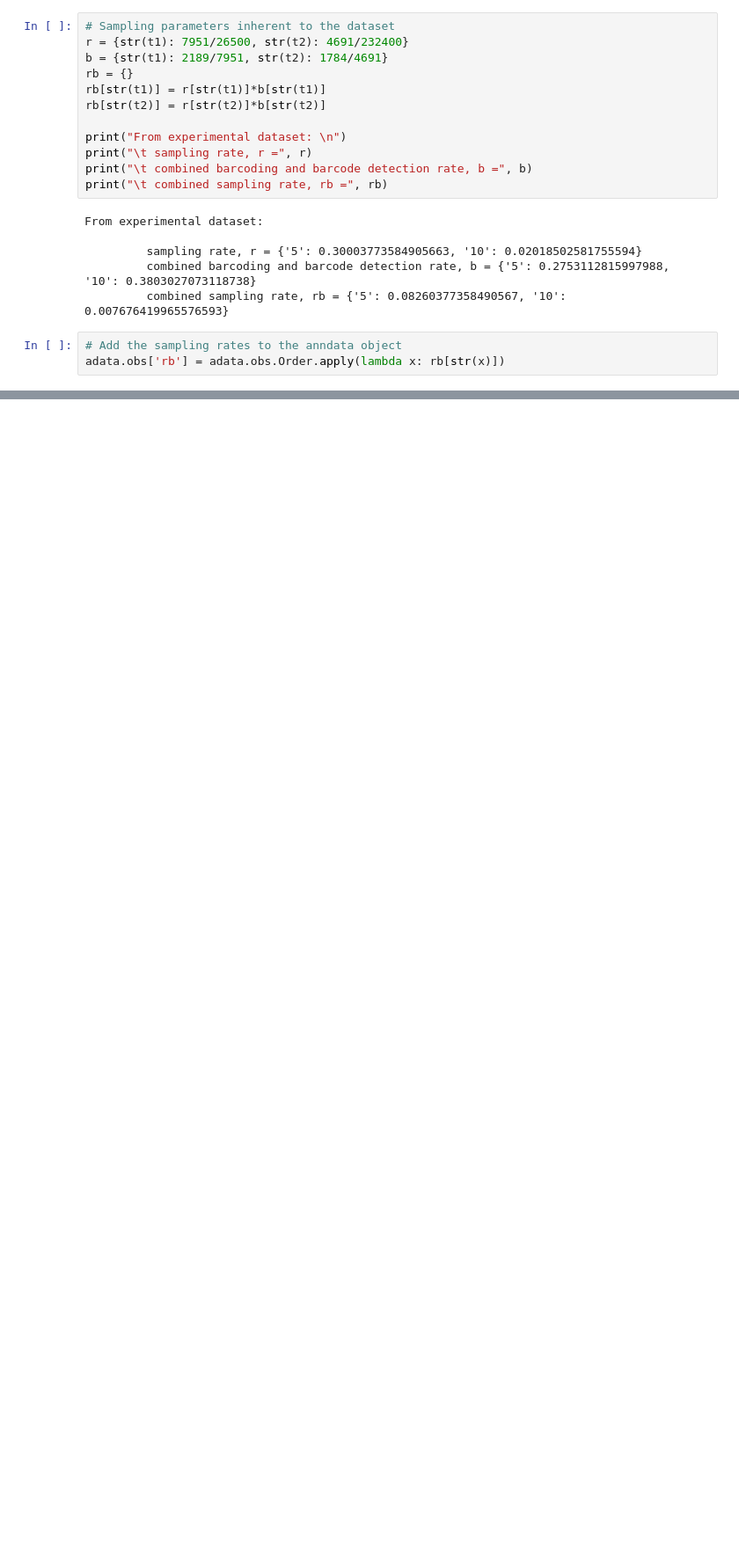
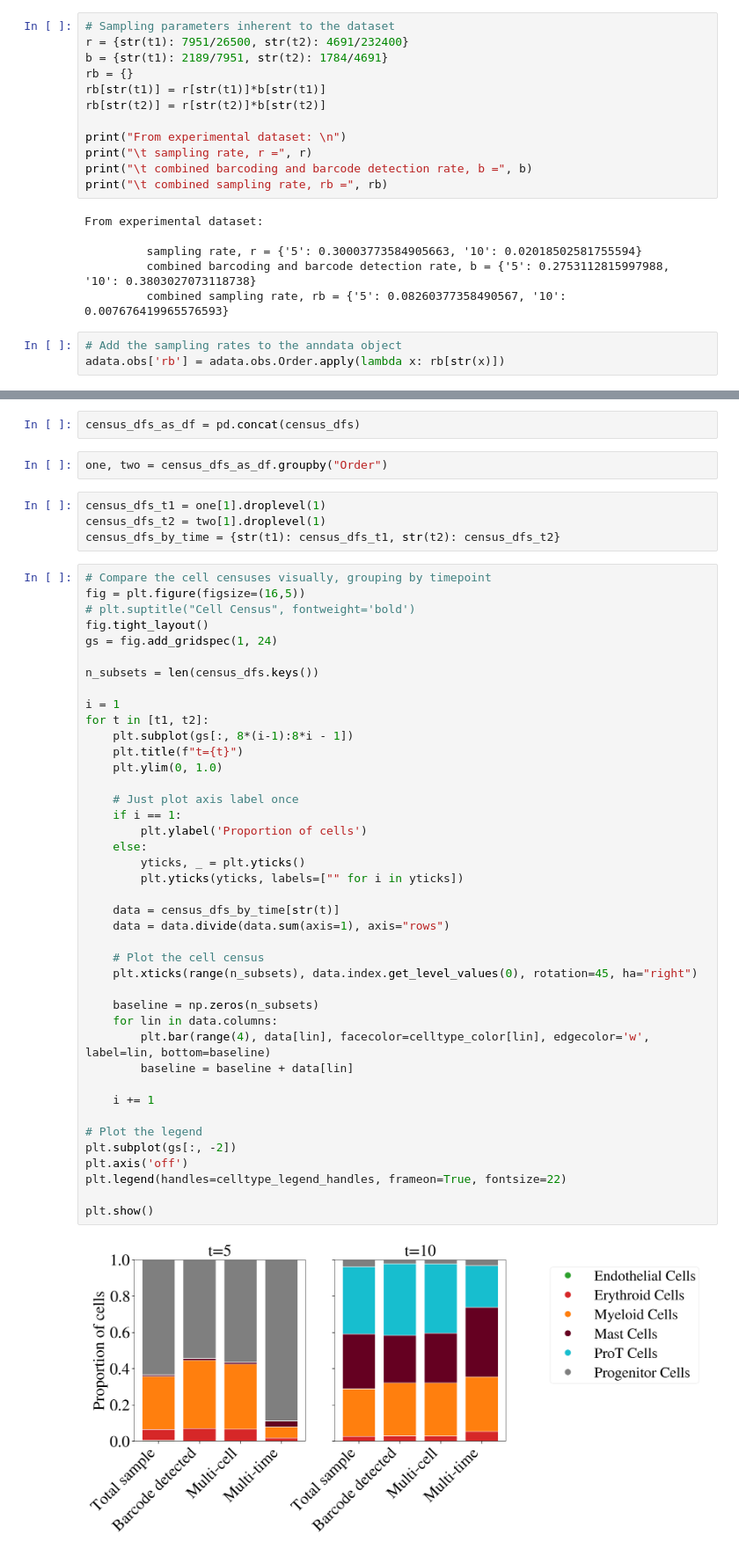
Before and after one commit to rbonhamcarter/simulate-clones, a Jupyter notebook: explore_growth_bias_in_tcell.ipynb, the cells around one changed output, grey strips where cells are left out. Shown at 88% size. Drawn from its saved outputs; the diff is of its cells as text; blank space fills up the shorter version.

```diff
--- a/explore_growth_bias_in_tcell.ipynb
+++ b/explore_growth_bias_in_tcell.ipynb
@@ -624,0 +311,51 @@ plt.show()
+# %%
+census_dfs_as_df = pd.concat(census_dfs)
+# %%
+one, two = census_dfs_as_df.groupby("Order")
+# %%
+census_dfs_t1 = one[1].droplevel(1)
+census_dfs_t2 = two[1].droplevel(1)
+census_dfs_by_time = {str(t1): census_dfs_t1, str(t2): census_dfs_t2}
+# %%
+# Compare the cell censuses visually, grouping by timepoint
+fig = plt.figure(figsize=(16,5))
+# plt.suptitle("Cell Census", fontweight='bold')
+fig.tight_layout()
+gs = fig.add_gridspec(1, 24)
+
+n_subsets = len(census_dfs.keys())
+
+i = 1
+for t in [t1, t2]:
+    plt.subplot(gs[:, 8*(i-1):8*i - 1])
+    plt.title(f"t={t}")
+    plt.ylim(0, 1.0)
+
+    # Just plot axis label once
+    if i == 1:
+        plt.ylabel('Proportion of cells')
+    else:
+        yticks, _ = plt.yticks()
+        plt.yticks(yticks, labels=["" for i in yticks])
+
+    data = census_dfs_by_time[str(t)]
+    data = data.divide(data.sum(axis=1), axis="rows")
+
+    # Plot the cell census
+    plt.xticks(range(n_subsets), data.index.get_level_values(0), rotation=45, ha="right")
+
+    baseline = np.zeros(n_subsets)
+    for lin in data.columns:
+        plt.bar(range(4), data[lin], facecolor=celltype_color[lin], edgecolor='w', label=lin, bottom=baseline)
+        baseline = baseline + data[lin]
+
+    i += 1
+
+# Plot the legend
+plt.subplot(gs[:, -2])
+plt.axis('off')
+plt.legend(handles=celltype_legend_handles, frameon=True, fontsize=22)
+
+plt.show()
+# %% [output]
+[figure, added]
```
Also changed, not shown: parts of 24 cells of this notebook, 1 other file.
